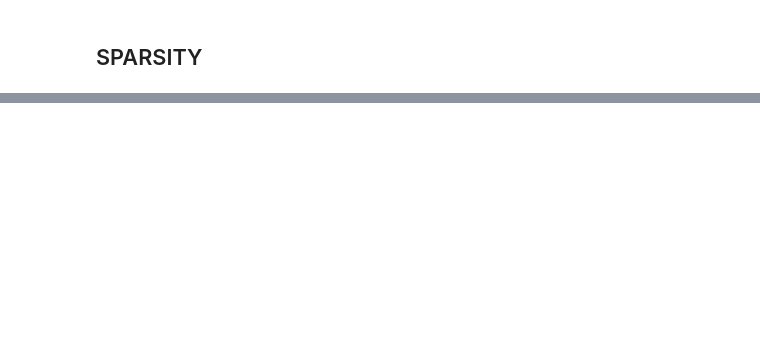
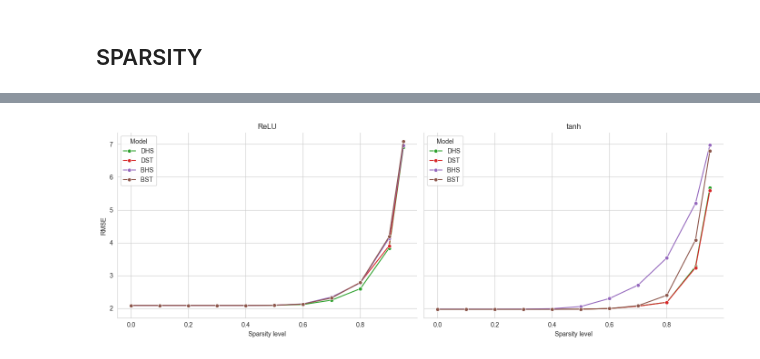
Before and after one commit to AugustArnstad/shrinkage_priors_in_BNNs, a Jupyter notebook: beta_vs_dirichlet.ipynb, the cells around one changed output, grey strips where cells are left out. Cells and saved outputs as stored; diff of their text form; code cells hidden in the pictures; blank space fills up the shorter version.

```diff
--- a/beta_vs_dirichlet.ipynb
+++ b/beta_vs_dirichlet.ipynb
@@ -644,18 +876,0 @@ x_train_correlated = data["X_train"]
-# %%
-node_activation_colors = {
-    model_name: compute_activation_frequency(fit, x_train)
-    for model_name, fit in fits['Friedman_N100_p10_sigma1.00_seed1'].items()
-}
-
-# Flatten and find the global maximum
-all_freqs = np.concatenate(list(node_activation_colors.values()))
-global_max = all_freqs.max()
-
-node_activation_colors_correlated = {
-    model_name: compute_activation_frequency(fit, x_train_correlated)
-    for model_name, fit in fits_correlated['Friedman_N100_p10_sigma1.00_seed1'].items()
-}
-
-# Flatten and find the global maximum
-all_freqs_correlated = np.concatenate(list(node_activation_colors_correlated.values()))
-global_max_correlated = all_freqs_correlated.max()
@@ -682,0 +1065,56 @@ p1, widths_1 = plot_all_networks_subplots_activations(pruned_model_means, layer_
+# %%
+# Combine
+df_rmse_full_relu = pd.concat(
+    [df.assign(sparsity=sparsity) for sparsity, df in df_rmse_relu.items()],
+    ignore_index=True
+)
+
+df_rmse_full_tanh = pd.concat(
+    [df.assign(sparsity=sparsity) for sparsity, df in df_rmse_tanh.items()],
+    ignore_index=True
+)
+
+# Plot (simplified version)
+import matplotlib.pyplot as plt
+import seaborn as sns
+custom_palette = {
+    "Dirichlet Horseshoe": "C2",
+    "Dirichlet Student T": "C3",
+    "Beta Horseshoe": "C4",
+    "Beta Student T": "C5",
+}
+abbr = {
+    "Dirichlet Horseshoe": "DHS",
+    "Dirichlet Student T": "DST",
+    "Beta Horseshoe": "BHS",
+    "Beta Student T": "BST",
+    #"Pred CP": "PCP"
+}
+# Clean names
+df_rmse_full_relu["model"] = df_rmse_full_relu["model"].str.replace(" tanh", "", regex=False)
+df_rmse_full_tanh["model"] = df_rmse_full_tanh["model"].str.replace(" tanh", "", regex=False)
+
+fig, axes = plt.subplots(1, 2, figsize=(14, 5), sharex=True, sharey=True)
+activation_data = [("ReLU", df_rmse_full_relu), ("tanh", df_rmse_full_tanh)]
+
+for ax, (name, df) in zip(axes, activation_data):
+    df["model_abbr"] = df["model"].map(lambda m: abbr.get(m, m))
+    sns.lineplot(
+        data=df,
+        x='sparsity', y='rmse',
+        hue='model_abbr', marker='o', errorbar=None, ax=ax,
+        #palette=custom_palette,
+        palette={abbr[k]: v for k, v in custom_palette.items() if k in df["model"].unique()},
+        hue_order=[abbr[m] for m in sorted(df["model"].unique(), key=lambda x: list(custom_palette).index(x) if x in custom_palette else 999)],
+    )
+
+    ax.set_title(name)
+    ax.set_xlabel("Sparsity level")
+    ax.set_ylabel("RMSE")
+    ax.grid(True)
+    ax.legend(title="Model", loc="upper left")
+
+plt.tight_layout()
+plt.show()
+# %% [output]
+[figure, added]
```
Also changed, not shown: parts of 17 cells of this notebook, 23 other files.
